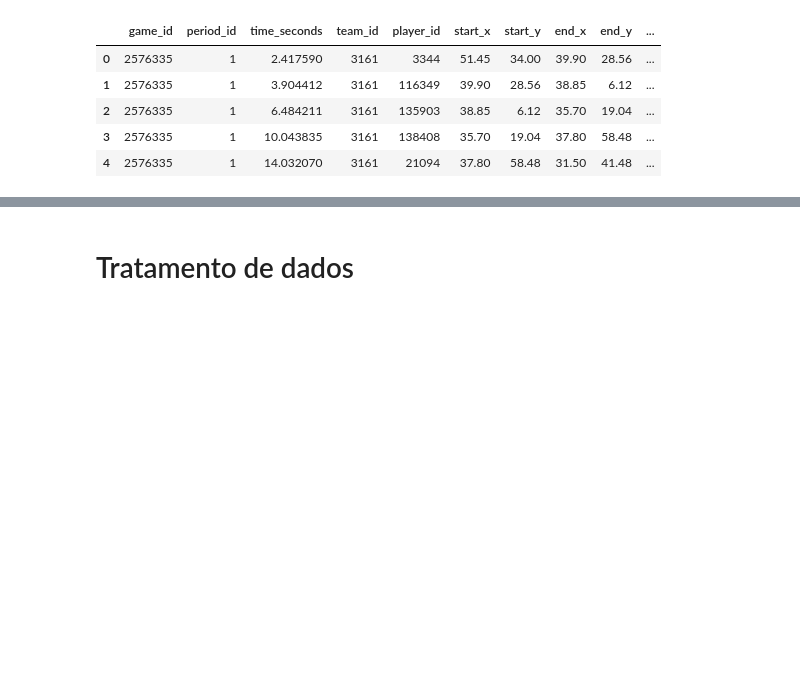
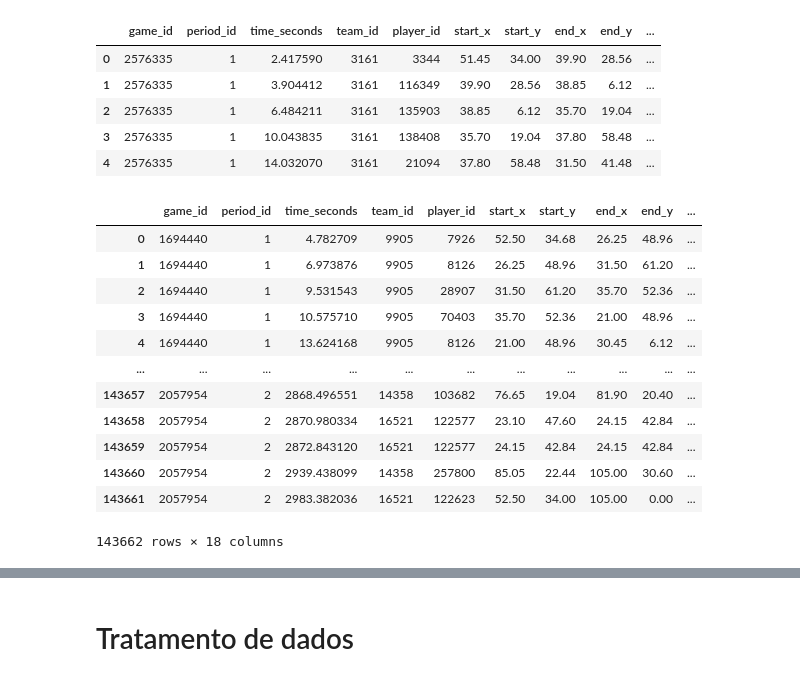
Before and after one commit to JoaoLucas23/ProjetoAprendizadoMaquina, a Jupyter notebook: ProjetoAM.ipynb, the cells around one changed output, grey strips where cells are left out. Saved outputs shown, nothing was run; the diff lists cells and outputs as text; code cells hidden in the pictures; blank space fills up the shorter version.

```diff
--- a/ProjetoAM.ipynb
+++ b/ProjetoAM.ipynb
@@ -119,6 +119,22 @@ training_df.head()
 | 2 | 2576335 | 1 | 6.484211 | 3161 | 135903 | 38.85 | 6.12 | 35.70 | 19.04 | ... |
 | 3 | 2576335 | 1 | 10.043835 | 3161 | 138408 | 35.70 | 19.04 | 37.80 | 58.48 | ... |
 | 4 | 2576335 | 1 | 14.032070 | 3161 | 21094 | 37.80 | 58.48 | 31.50 | 41.48 | ... |
+# %%
+test_df
+# %% [output]
+|  | game_id | period_id | time_seconds | team_id | player_id | start_x | start_y | end_x | end_y | ... |
+| 0 | 1694440 | 1 | 4.782709 | 9905 | 7926 | 52.50 | 34.68 | 26.25 | 48.96 | ... |
+| 1 | 1694440 | 1 | 6.973876 | 9905 | 8126 | 26.25 | 48.96 | 31.50 | 61.20 | ... |
+| 2 | 1694440 | 1 | 9.531543 | 9905 | 28907 | 31.50 | 61.20 | 35.70 | 52.36 | ... |
+| 3 | 1694440 | 1 | 10.575710 | 9905 | 70403 | 35.70 | 52.36 | 21.00 | 48.96 | ... |
+| 4 | 1694440 | 1 | 13.624168 | 9905 | 8126 | 21.00 | 48.96 | 30.45 | 6.12 | ... |
+| ... | ... | ... | ... | ... | ... | ... | ... | ... | ... | ... |
+| 143657 | 2057954 | 2 | 2868.496551 | 14358 | 103682 | 76.65 | 19.04 | 81.90 | 20.40 | ... |
+| 143658 | 2057954 | 2 | 2870.980334 | 16521 | 122577 | 23.10 | 47.60 | 24.15 | 42.84 | ... |
+| 143659 | 2057954 | 2 | 2872.843120 | 16521 | 122577 | 24.15 | 42.84 | 24.15 | 42.84 | ... |
+| 143660 | 2057954 | 2 | 2939.438099 | 14358 | 257800 | 85.05 | 22.44 | 105.00 | 30.60 | ... |
+| 143661 | 2057954 | 2 | 2983.382036 | 16521 | 122623 | 52.50 | 34.00 | 105.00 | 0.00 | ... |
+143662 rows × 18 columns
 # %%
 players = pd.read_json(DATA_DIR+'\players.json')
 players.head()
```
Also changed, not shown: parts of 24 cells of this notebook, 1 other file.
